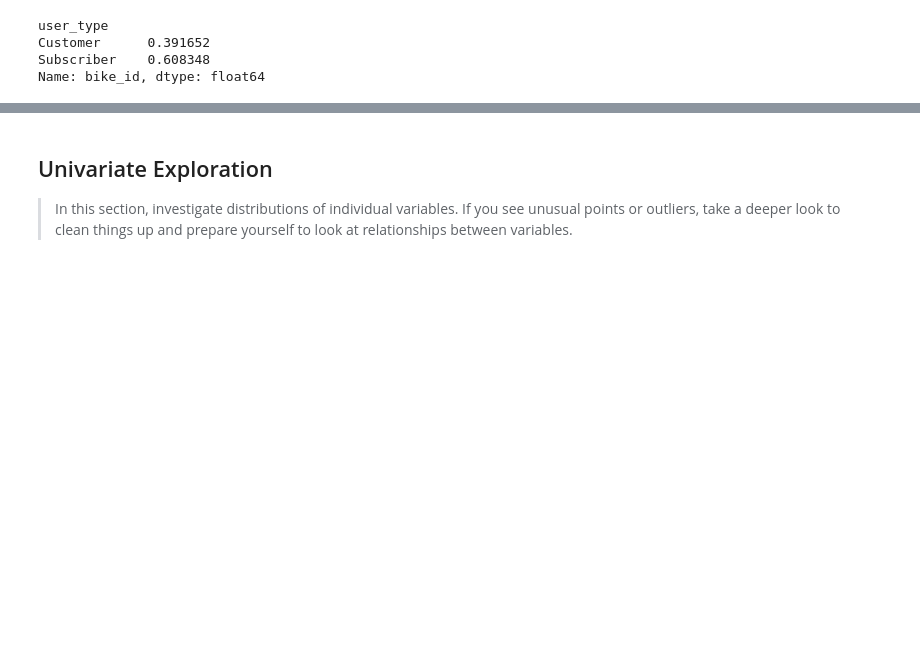
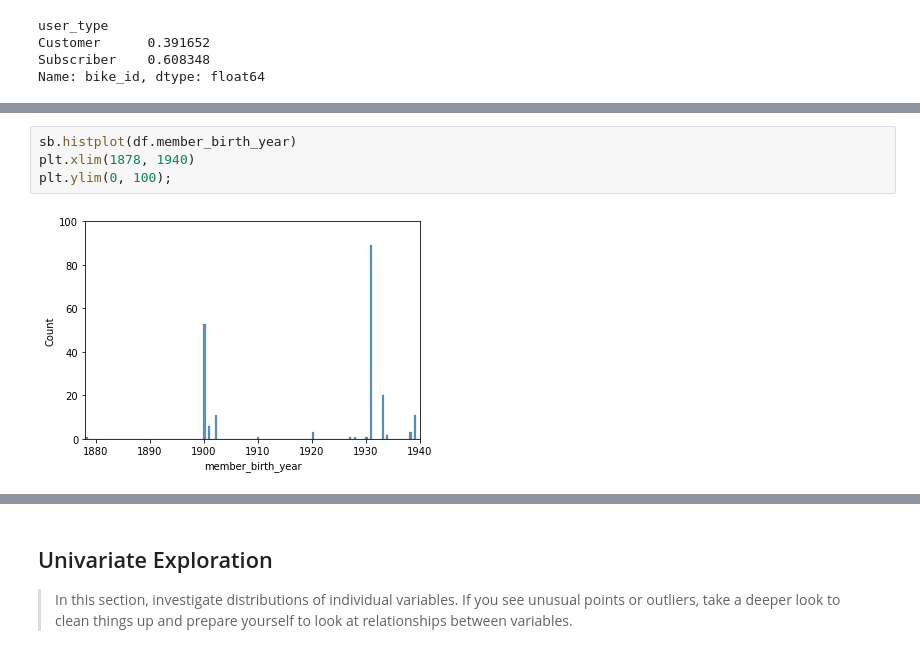
Before and after one commit to fletchersarip93/ford-gobike-data-analysis, a Jupyter notebook: exploration_ford_gobike.ipynb, the cells around one changed output, grey strips where cells are left out. Drawn from its saved outputs; the diff is of its cells as text; blank space fills up the shorter version.

```diff
--- a/exploration_ford_gobike.ipynb
+++ b/exploration_ford_gobike.ipynb
@@ -141,0 +168,6 @@ Conclusion: It is okay to have null member birth year and gender.
+# %%
+sb.histplot(df.member_birth_year)
+plt.xlim(1878, 1940)
+plt.ylim(0, 100);
+# %% [output]
+[figure, added]
```
Also changed, not shown: parts of 98 cells of this notebook.
